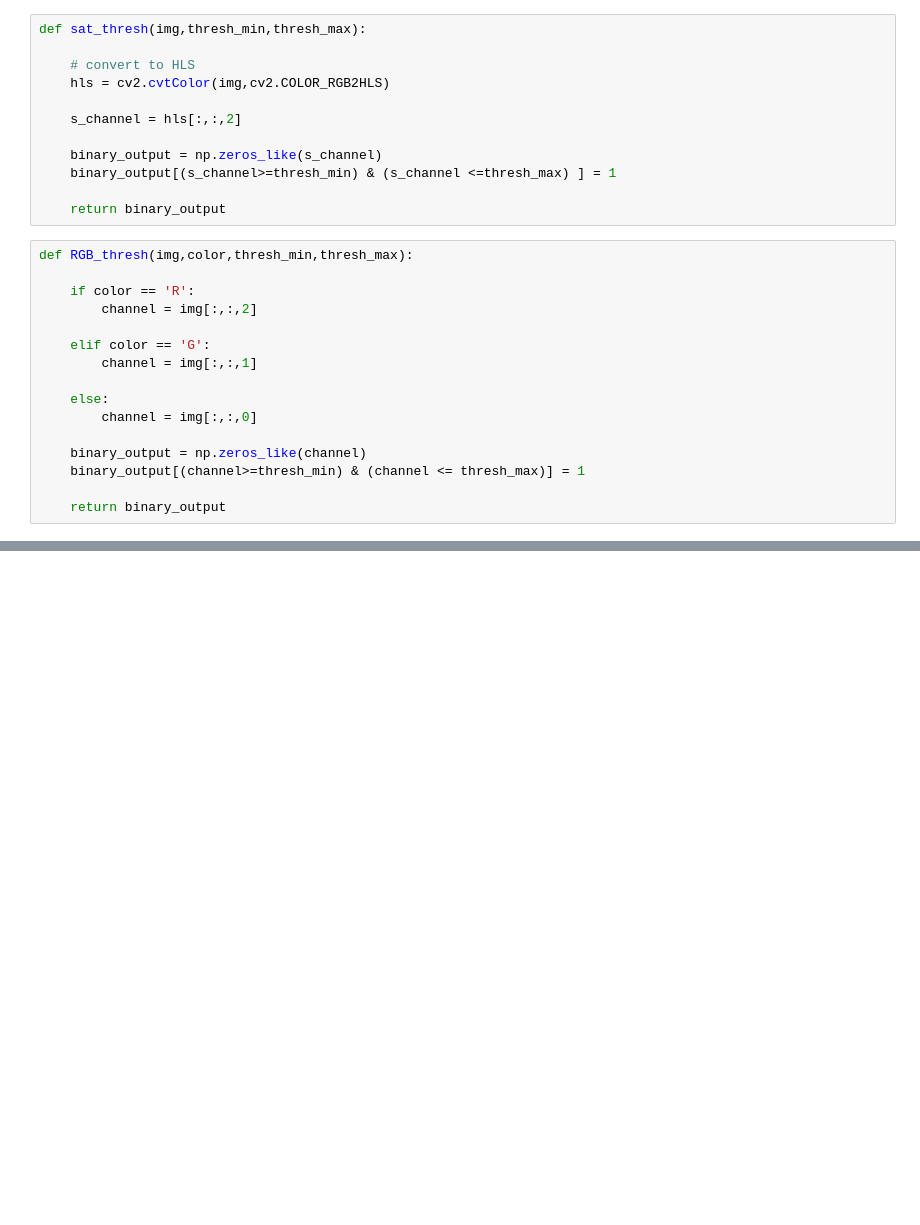
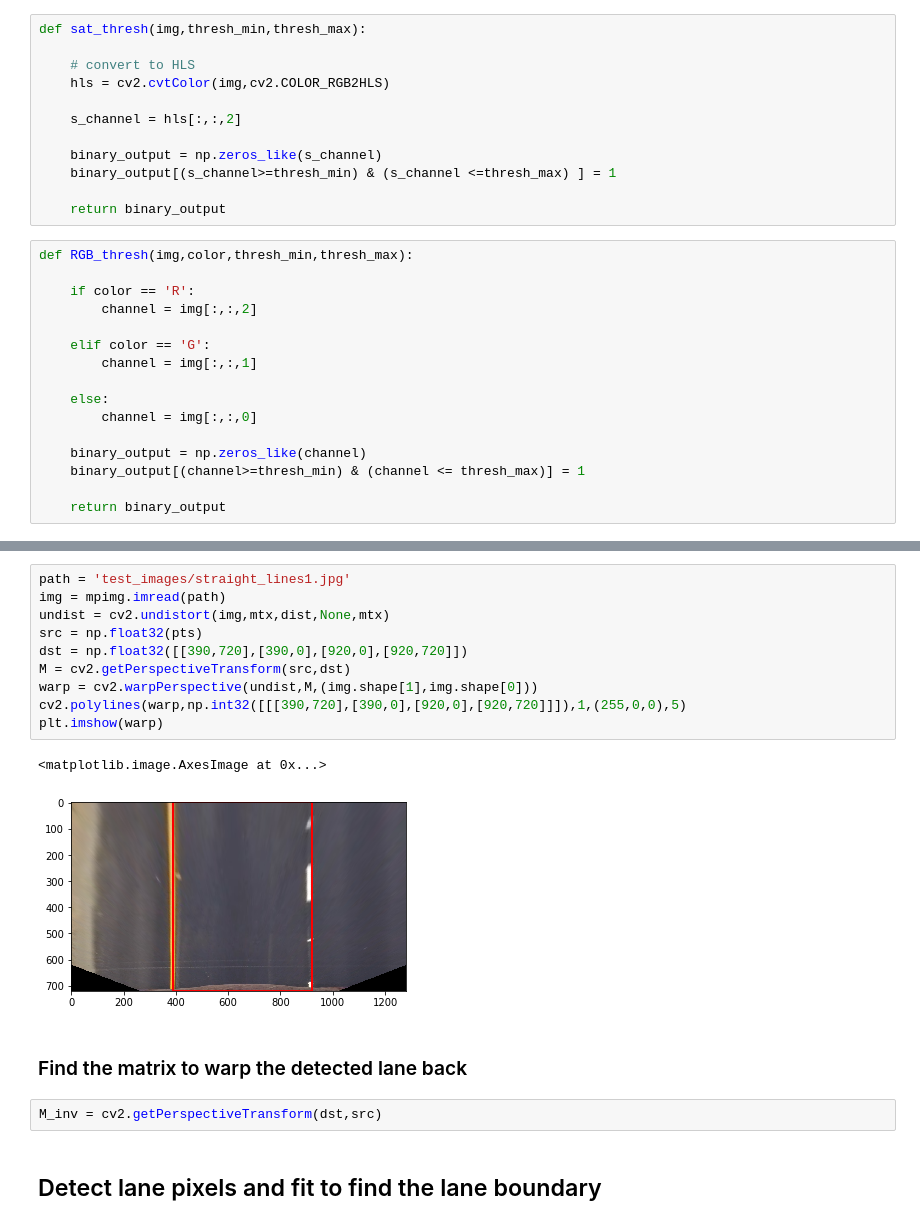
Before and after one commit to root221/CarND-Advanced-Lane-Lines, a Jupyter notebook: LaneFinding.ipynb, the cells around one changed output, grey strips where cells are left out. Saved outputs shown, nothing was run; the diff lists cells and outputs as text; blank space fills up the shorter version.

```diff
--- a/LaneFinding.ipynb
+++ b/LaneFinding.ipynb
@@ -189,0 +232,19 @@ axarr[1,1].imshow(combine,cmap='gray')
+# %%
+path = 'test_images/straight_lines1.jpg'
+img = mpimg.imread(path)
+undist = cv2.undistort(img,mtx,dist,None,mtx)
+src = np.float32(pts)
+dst = np.float32([[390,720],[390,0],[920,0],[920,720]])
+M = cv2.getPerspectiveTransform(src,dst)
+warp = cv2.warpPerspective(undist,M,(img.shape[1],img.shape[0]))
+cv2.polylines(warp,np.int32([[[390,720],[390,0],[920,0],[920,720]]]),1,(255,0,0),5)
+plt.imshow(warp)
+# %% [output]
+<matplotlib.image.AxesImage at 0x...>
+[figure, added]
+# %% [markdown]
+### Find the matrix to warp the detected lane back
+# %%
+M_inv = cv2.getPerspectiveTransform(dst,src)
+# %% [markdown]
+## Detect lane pixels and fit to find the lane boundary
```
Also changed, not shown: parts of 18 cells of this notebook.
